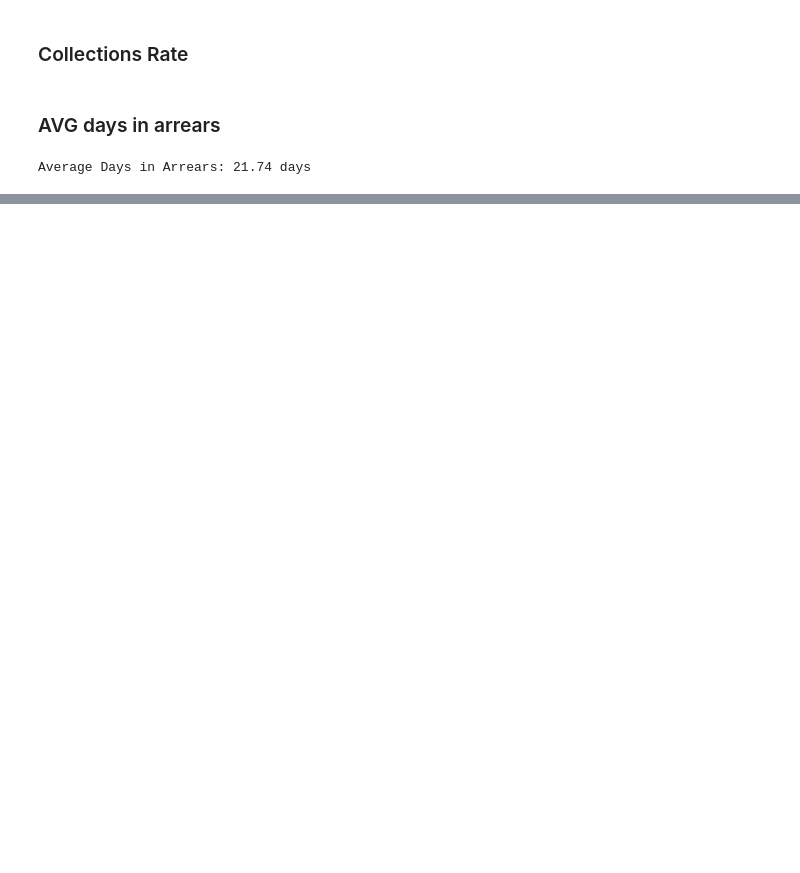
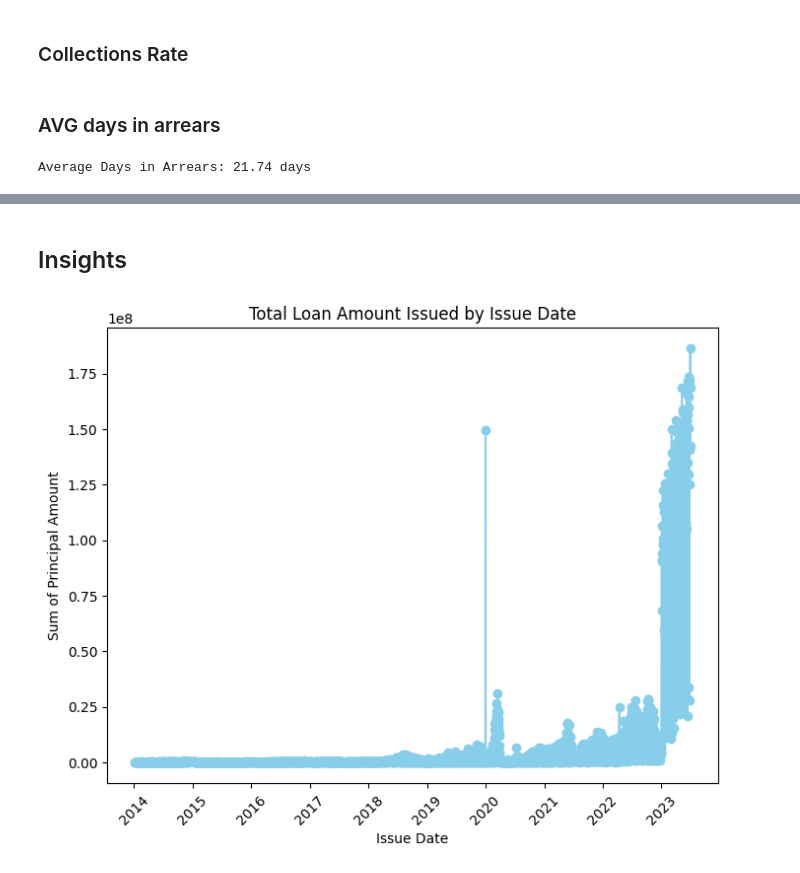
Before and after one commit to Vladbrkn/iohk, a Jupyter notebook: code/main.ipynb, the cells around one changed output, grey strips where cells are left out. Drawn from its saved outputs; the diff is of its cells as text; code cells hidden in the pictures; blank space fills up the shorter version.

Commit message:
converted currency to USD for consistency in calculations - amending functions. Added insights (tbc).

```diff
--- a/code/main.ipynb
+++ b/code/main.ipynb
@@ -160,2 +163,15 @@ metrics_df = calculate_terms(metrics_df)
+# %%
+exchange_rates = {
+    'KES': 0.0077,
+    'UGX': 0.00027,
+}
+
+metrics_df['principal_amount_usd'] = metrics_df.apply(
+    lambda row: row['principal_amount'] * exchange_rates.get(row['currency'], 1) if row['currency'] in exchange_rates else row['principal_amount'],
+    axis=1)
+
+metrics_df['write_off_amount_usd'] = metrics_df.apply(
+    lambda row: row['write_off_amount'] * exchange_rates.get(row['currency'], 1) if row['currency'] in exchange_rates else row['write_off_amount'],
+    axis=1)
 # %% [markdown]
 ### Write-off rate
@@ -202,0 +269,2 @@ Average Days in Arrears: 21.74 days
+# %% [markdown]
+## Insights
@@ -202,0 +273,13 @@ Average Days in Arrears: 21.74 days
+# %%
+sum_by_issue_date = metrics_df.groupby('issue_date')['principal_amount'].sum()
+
+plt.figure(figsize=(8, 6))
+plt.plot(sum_by_issue_date.index, sum_by_issue_date.values, marker='o', color='skyblue')
+plt.title('Total Loan Amount Issued by Issue Date')
+plt.xlabel('Issue Date')
+plt.ylabel('Sum of Principal Amount')
+
+plt.xticks(rotation=45)
+plt.show()
+# %% [output]
+[figure, added]
```
Also changed, not shown: parts of 21 cells of this notebook, 2 other files.
